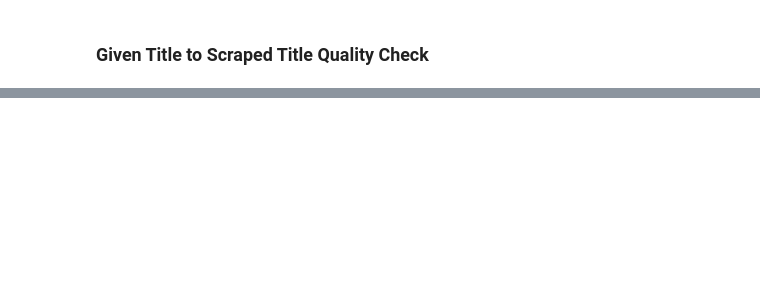
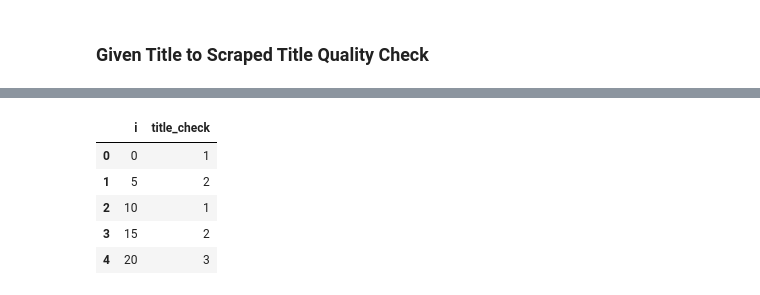
Before and after one commit to cliffchew84/nlb_work, a Jupyter notebook: book_price/Try Getting Book Prices.ipynb, the cells around one changed output, grey strips where cells are left out. Cells and saved outputs as stored; diff of their text form; code cells hidden in the pictures; blank space fills up the shorter version.

```diff
--- a/book_price/Try Getting Book Prices.ipynb
+++ b/book_price/Try Getting Book Prices.ipynb
@@ -147,0 +177,11 @@ nlp = en_core_web_sm.load()
+# %%
+to_check = df[df['title_check'] < .7].groupby('i')['title_check'].count().reset_index()
+to_check['i'] = to_check['i'].astype(int)
+to_check.sort_values('i').reset_index(drop=True).head()
+# %% [output]
+|  | i | title_check |
+| 0 | 0 | 1 |
+| 1 | 5 | 2 |
+| 2 | 10 | 1 |
+| 3 | 15 | 2 |
+| 4 | 20 | 3 |
```
Also changed, not shown: parts of 14 cells of this notebook, 2 other files.
